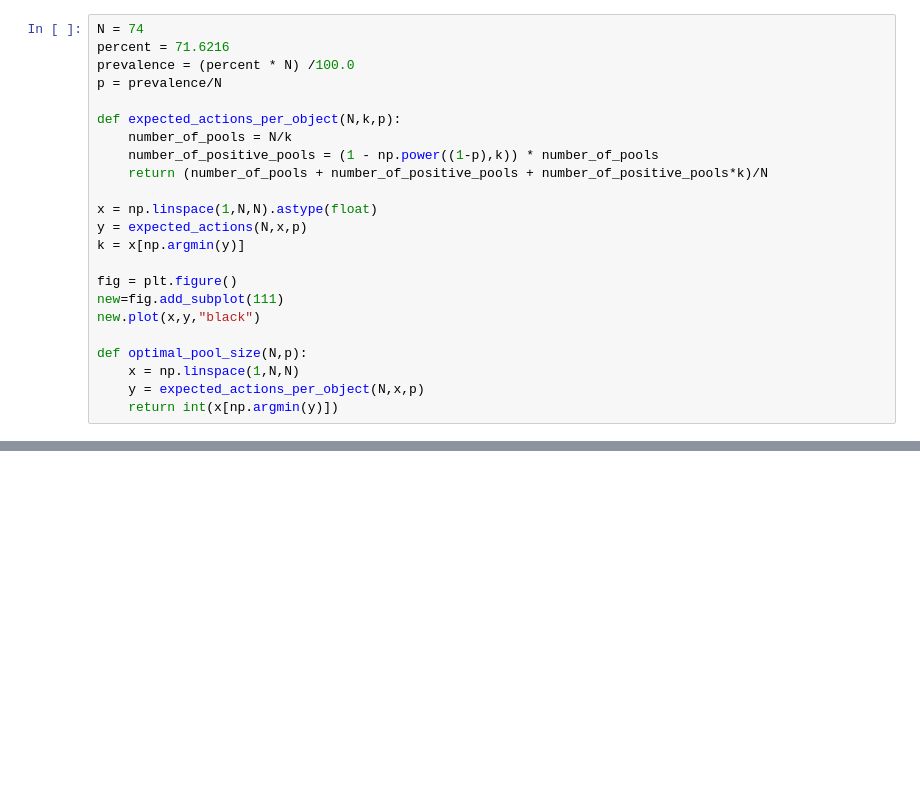
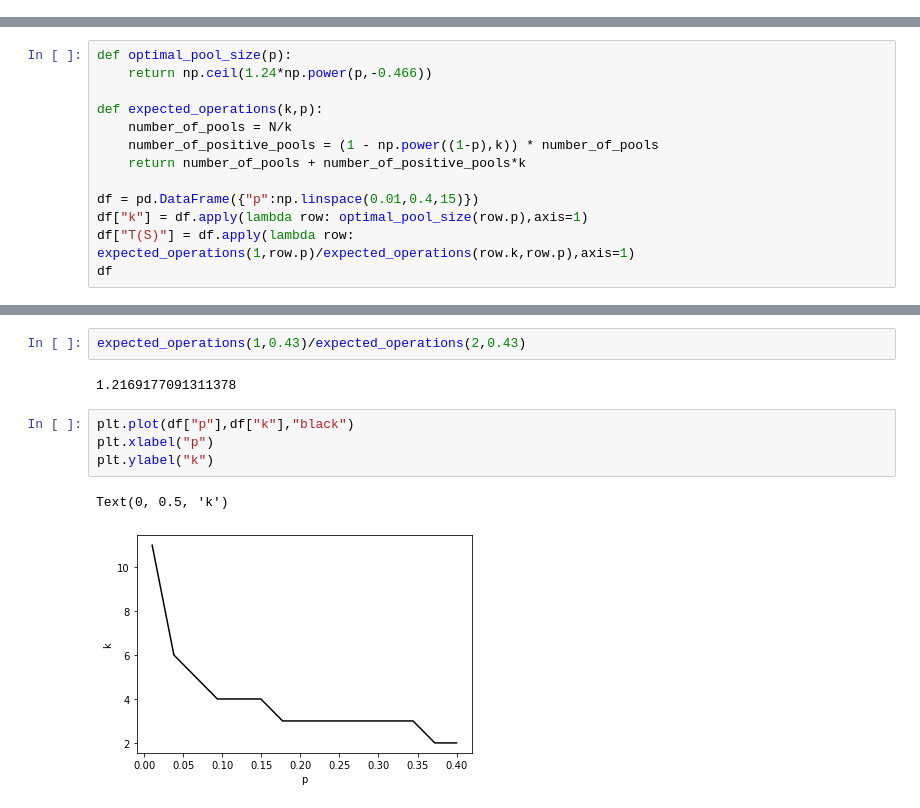
Before and after one commit to metsch/masterthesis, a Jupyter notebook: src/py/rq1.ipynb, the cells around one changed output, grey strips where cells are left out. Cells and saved outputs as stored; diff of their text form; blank space fills up the shorter version.

```diff
--- a/src/py/rq1.ipynb
+++ b/src/py/rq1.ipynb
@@ -155,23 +93,0 @@ Text(0, 0.5, 'E[T_c]')
-# %%
-N = 74
-percent = 71.6216
-prevalence = (percent * N) /100.0
-p = prevalence/N
-
-def expected_actions_per_object(N,k,p):
-    number_of_pools = N/k
-    number_of_positive_pools = (1 - np.power((1-p),k)) * number_of_pools
-    return (number_of_pools + number_of_positive_pools + number_of_positive_pools*k)/N
-
-x = np.linspace(1,N,N).astype(float)
-y = expected_actions(N,x,p)
-k = x[np.argmin(y)]
-
-fig = plt.figure()
-new=fig.add_subplot(111)
-new.plot(x,y,"black")
-
-def optimal_pool_size(N,p):
-    x = np.linspace(1,N,N)
-    y = expected_actions_per_object(N,x,p)
-    return int(x[np.argmin(y)])
@@ -262,0 +102,13 @@ expected_write_transactions(1)
+# %%
+def optimal_pool_size(p):
+    return np.ceil(1.24*np.power(p,-0.466))
+
+def expected_operations(k,p):
+    number_of_pools = N/k
+    number_of_positive_pools = (1 - np.power((1-p),k)) * number_of_pools
+    return number_of_pools + number_of_positive_pools*k
+
+df = pd.DataFrame({"p":np.linspace(0.01,0.4,15)})
+df["k"] = df.apply(lambda row: optimal_pool_size(row.p),axis=1)
+df["T(S)"] = df.apply(lambda row: expected_operations(1,row.p)/expected_operations(row.k,row.p),axis=1)
+df
@@ -262,0 +132,11 @@ expected_write_transactions(1)
+# %%
+expected_operations(1,0.43)/expected_operations(2,0.43)
+# %% [output]
+1.2169177091311378
+# %%
+plt.plot(df["p"],df["k"],"black")
+plt.xlabel("p")
+plt.ylabel("k")
+# %% [output]
+Text(0, 0.5, 'k')
+[figure, added]
```
Also changed, not shown: parts of 14 cells of this notebook, 31 other files.
